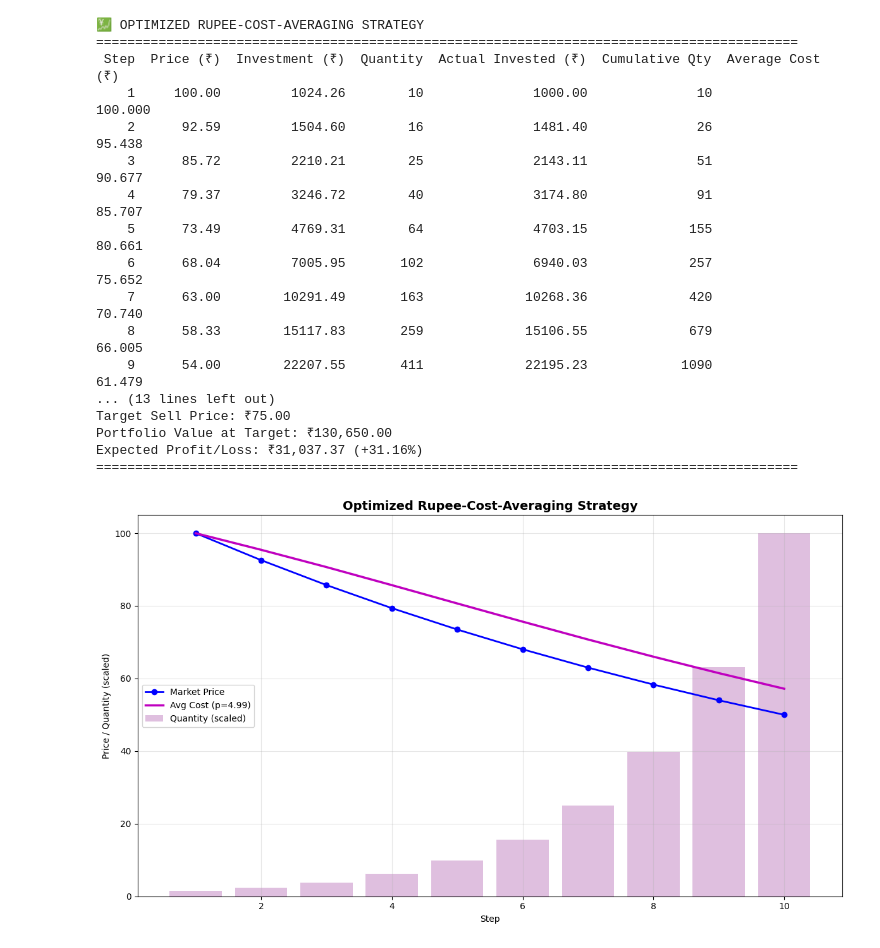
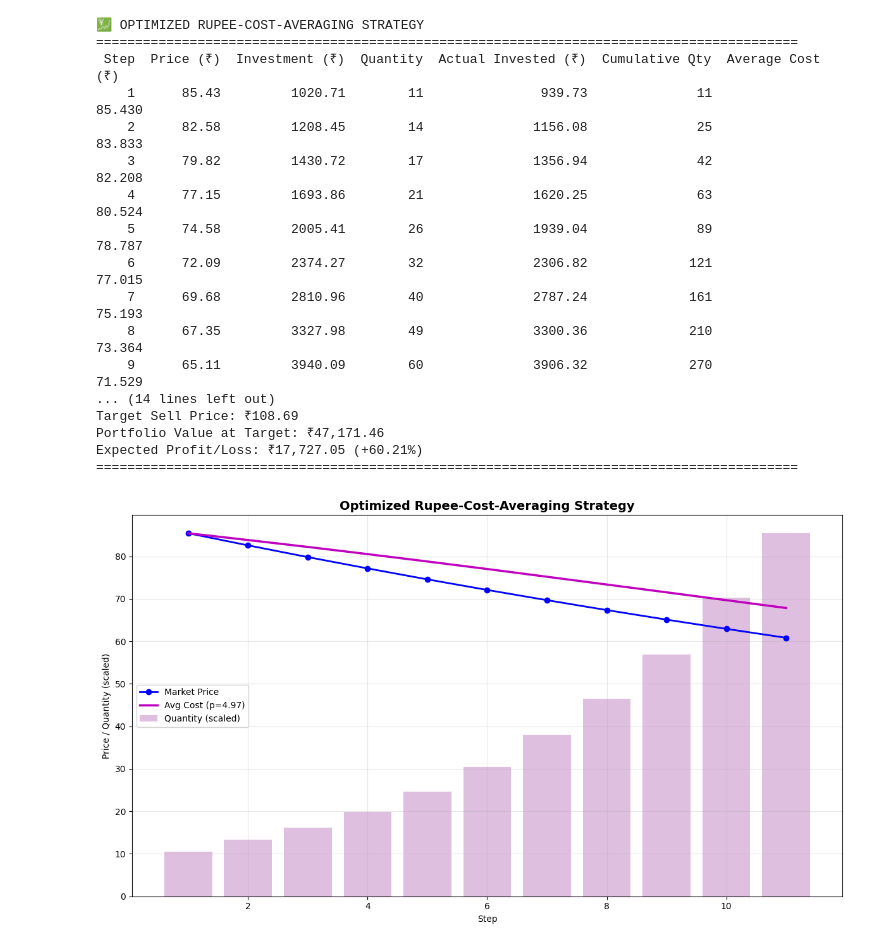
Before and after one commit to techraiders/DeepLearningProjects, a Jupyter notebook: investment-planner/one-over-p-averaging.ipynb, the cells around one changed output. Saved outputs shown, nothing was run; the diff lists cells and outputs as text; code cells hidden in the pictures.

```diff
--- a/investment-planner/one-over-p-averaging.ipynb
+++ b/investment-planner/one-over-p-averaging.ipynb
@@ -36,7 +36,7 @@ def simulate_dca(prices, total_investment, p):
     # TODO REFACTOR IT INTO A SEPARATE FUNCTION
     action = "create"
     orders_count = len(prices)
-    tradingsymbol = "SMALLCAP"
+    tradingsymbol = "GOLDBEES"
     exchange = "NSE"
     transaction_type = "BUY"
     products = "CNC"
@@ -51,7 +51,7 @@ def simulate_dca(prices, total_investment, p):
         "exchange": np.full(orders_count, exchange),
         "transaction_type": np.full(orders_count, transaction_type),
         "quantity": quantities,
-        "trigger_price": np.round(prices * 1.009),
+        "trigger_price": np.round(prices + 0.10, 2),
         "order_price": np.round(prices, 2),
         "product": np.full(orders_count, products),
         "order_type": np.full(orders_count, order_type),
@@ -210,13 +210,13 @@ def plot_and_report(
 # =====================================================
 def main():
     # === User Inputs ===
-    total_investment = 100000  # total budget (includes old holdings)
+    total_investment = 30000  # total budget (includes old holdings)
     current_qty = 0  # set > 0 to enable blended optimization
     current_avg_cost = 0
 
-    initial_price = 100
-    final_price = 50
-    target_sell_price = 75
+    initial_price = 85.43
+    final_price = 60.83
+    target_sell_price = 108.69
 
     # The number of steps/installments under which you wish to buy
     minimum_steps = 10
@@ -308,18 +308,18 @@ if __name__ == "__main__":
 💹 OPTIMIZED RUPEE-COST-AVERAGING STRATEGY
 ==========================================================================================
  Step  Price (₹)  Investment (₹)  Quantity  Actual Invested (₹)  Cumulative Qty  Average Cost (₹)
-    1     100.00         1024.26        10              1000.00              10           100.000
-    2      92.59         1504.60        16              1481.40              26            95.438
-    3      85.72         2210.21        25              2143.11              51            90.677
-    4      79.37         3246.72        40              3174.80              91            85.707
-    5      73.49         4769.31        64              4703.15             155            80.661
-    6      68.04         7005.95       102              6940.03             257            75.652
-    7      63.00        10291.49       163             10268.36             420            70.740
-    8      58.33        15117.83       259             15106.55             679            66.005
-    9      54.00        22207.55       411             22195.23            1090            61.479
-... (13 lines left out)
-Target Sell Price: ₹75.00
-Portfolio Value at Target: ₹130,650.00
-Expected Profit/Loss: ₹31,037.37 (+31.16%)
+    1      85.43         1020.71        11               939.73              11            85.430
+    2      82.58         1208.45        14              1156.08              25            83.833
+    3      79.82         1430.72        17              1356.94              42            82.208
+    4      77.15         1693.86        21              1620.25              63            80.524
+    5      74.58         2005.41        26              1939.04              89            78.787
+    6      72.09         2374.27        32              2306.82             121            77.015
+    7      69.68         2810.96        40              2787.24             161            75.193
+    8      67.35         3327.98        49              3300.36             210            73.364
+    9      65.11         3940.09        60              3906.32             270            71.529
+... (14 lines left out)
+Target Sell Price: ₹108.69
+Portfolio Value at Target: ₹47,171.46
+Expected Profit/Loss: ₹17,727.05 (+60.21%)
 ==========================================================================================
-[figure, old version]
+[figure, new version]
```
Also changed, not shown: parts of 1 cell of this notebook, 2 other files.
